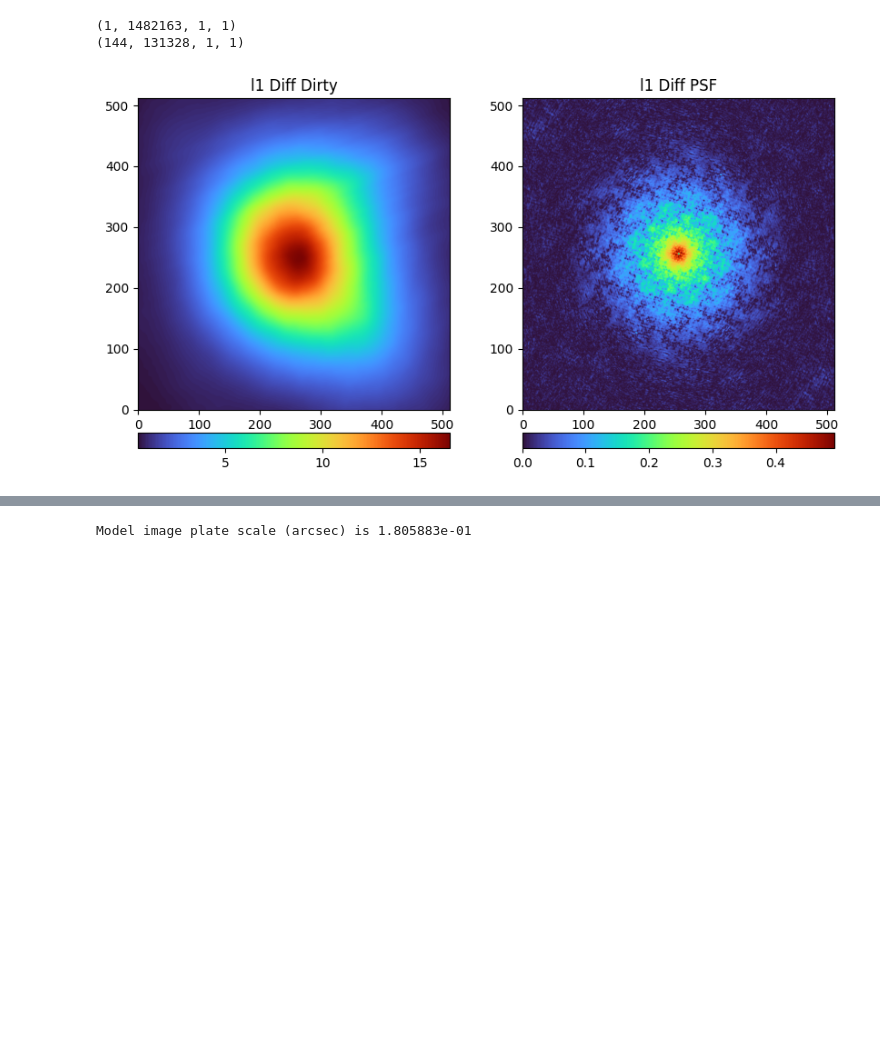
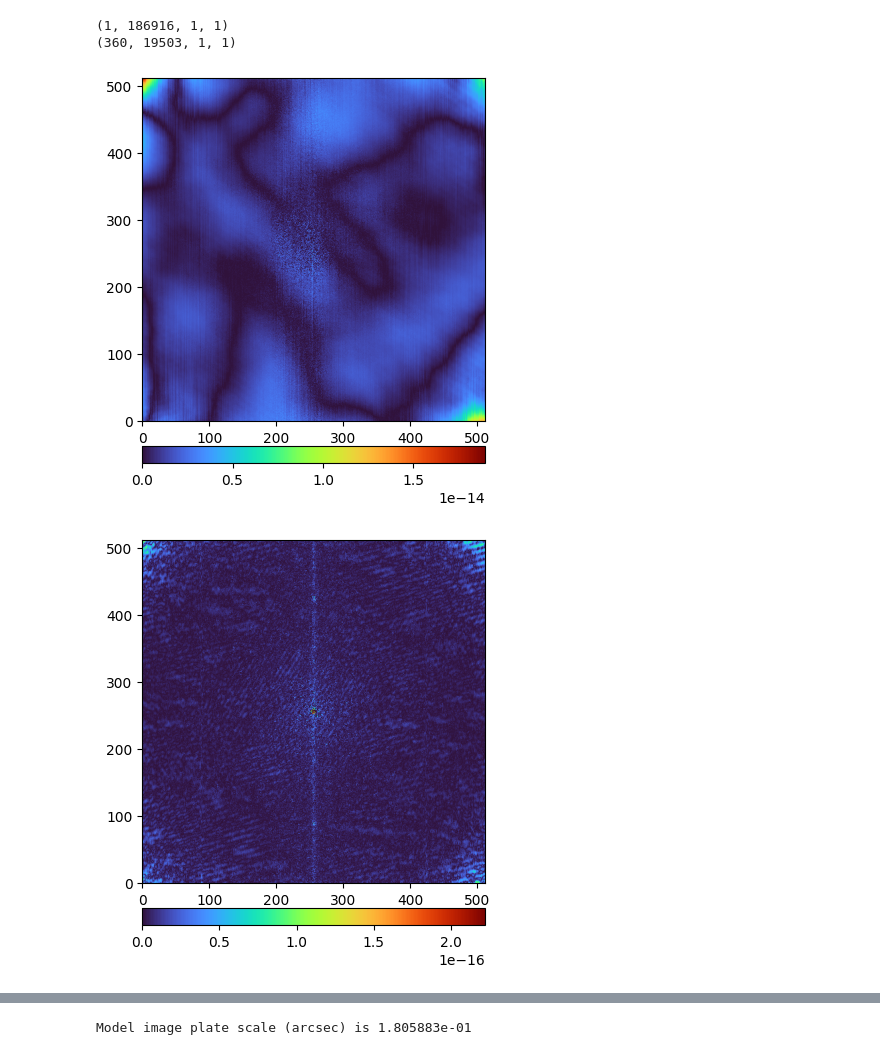
Before and after one commit to simon-prunet/radio-imaging, a Jupyter notebook: notebooks_and_pyscripts/bda.ipynb, the cells around one changed output, grey strips where cells are left out. Saved outputs shown, nothing was run; the diff lists cells and outputs as text; code cells hidden in the pictures; blank space fills up the shorter version.

```diff
--- a/notebooks_and_pyscripts/bda.ipynb
+++ b/notebooks_and_pyscripts/bda.ipynb
@@ -17,11 +17,11 @@ plt.set_loglevel("critical")
 cmap='turbo'
 matplotlib.rcParams['figure.figsize'] = [5, 5]
 # %%
-gt_name = "SGRC"
-config_name = "LOW"
+gt_name = "SGRA"
+config_name = "MID"
 
 phasecentre = SkyCoord(ra=+56.0 * u.deg, dec=-15.0 * u.deg, frame='icrs', equinox='J2000')
-ha_interval=(-0.1,0.1)
+ha_interval=(-0.25,0.25)
 
 bandwidth = 1e4
 lowest_freq = 1e9
@@ -40,8 +40,10 @@ There is no flagged visibility. Skip plotting flagged.
 # %%
 num_pix = util.fromfits('../data7/' + gt_name + '_full_gt.fits').shape[0]
-vt, cell_size, im = residual.visibilities_from_image(vt,'../data7/' + gt_name + '_full_gt.fits',return_cellsize=True,return_image=True,scale_factor=1.8)
+vt, cell_size, im = residual.visibilities_from_image(vt,'../data7/' + gt_name + '_full_gt.fits',return_cellsize=True,return_image=True)
 dirty, psf = residual.dirty_psf_from_visibilities(vt,cell_size,npix=num_pix,weighting="uniform", override_cellsize=False)
 
 field_size_rad = cell_size * num_pix
 field_size_deg = field_size_rad * 180 / numpy.pi
+
+print(cell_size)
 # %% [output]
@@ -84,3 +87,4 @@ There is no flagged visibility. Skip plotting flagged.
 # %%
-dirty_averaged, psf_averaged = residual.dirty_psf_from_visibilities(vaveraged,cell_size,npix=num_pix,weighting="natural", override_cellsize=True)
+print(cell_size)
+dirty_averaged, psf_averaged = residual.dirty_psf_from_visibilities(vt,cell_size,npix=num_pix,weighting="uniform", override_cellsize=False)
 # %% [output]
@@ -107,19 +112,21 @@ bda.generate_telescope_histogram(vaveraged, show_partitions=True, num_partitions
 print(vaveraged.vis.shape)
 print(vt.vis.shape)
 # %% [output]
-(1, 1482163, 1, 1)
-(144, 131328, 1, 1)
+(1, 186916, 1, 1)
+(360, 19503, 1, 1)
 # %%
 matplotlib.rcParams['figure.figsize'] = [10, 5]
 
 img_diff = numpy.abs(dirty.pixels.data[0,0,:,:] - dirty_averaged.pixels.data[0,0,:,:])
 psf_diff = numpy.abs(psf.pixels.data[0,0,:,:] - psf_averaged.pixels.data[0,0,:,:])
 
-util.plotNImages([img_diff, psf_diff], ["l1 Diff Dirty", "l1 Diff PSF"], cmap=cmap)
+util.plotNImages([img_diff], [""], cmap=cmap, output_file="../figures/dirtybdadiff.pdf")
+util.plotNImages([psf_diff], [""], cmap=cmap, output_file="../figures/psfbdadiff.pdf")
 
 matplotlib.rcParams['figure.figsize'] = [5, 5]
 # %% [output]
-[figure, old version]
+[figure, new version]
+[figure, added]
 # %%
 util.tofits(img_diff, "../results/bda/fulldirtydif_0.1.fits")
 util.tofits(psf_diff, "../results/bda/fullpsfdif_0.1.fits")
```
Also changed, not shown: parts of 11 cells of this notebook, 19 other files.
